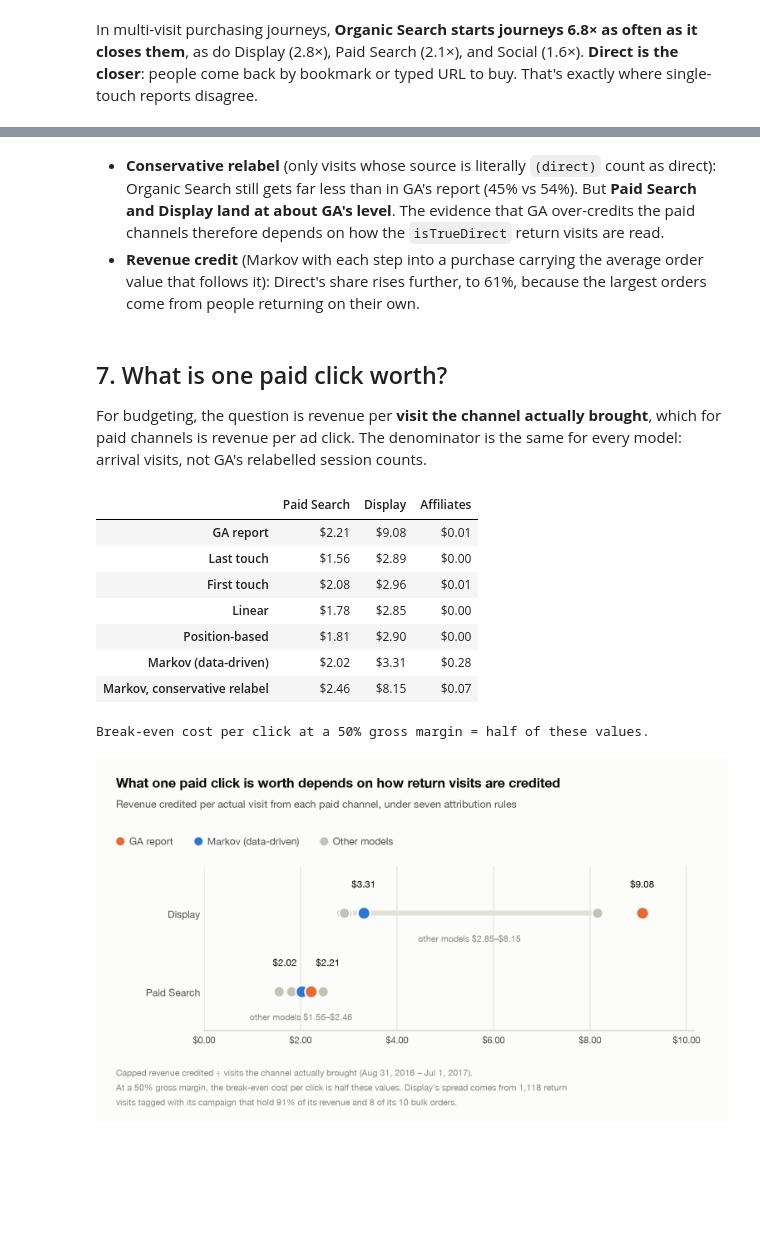
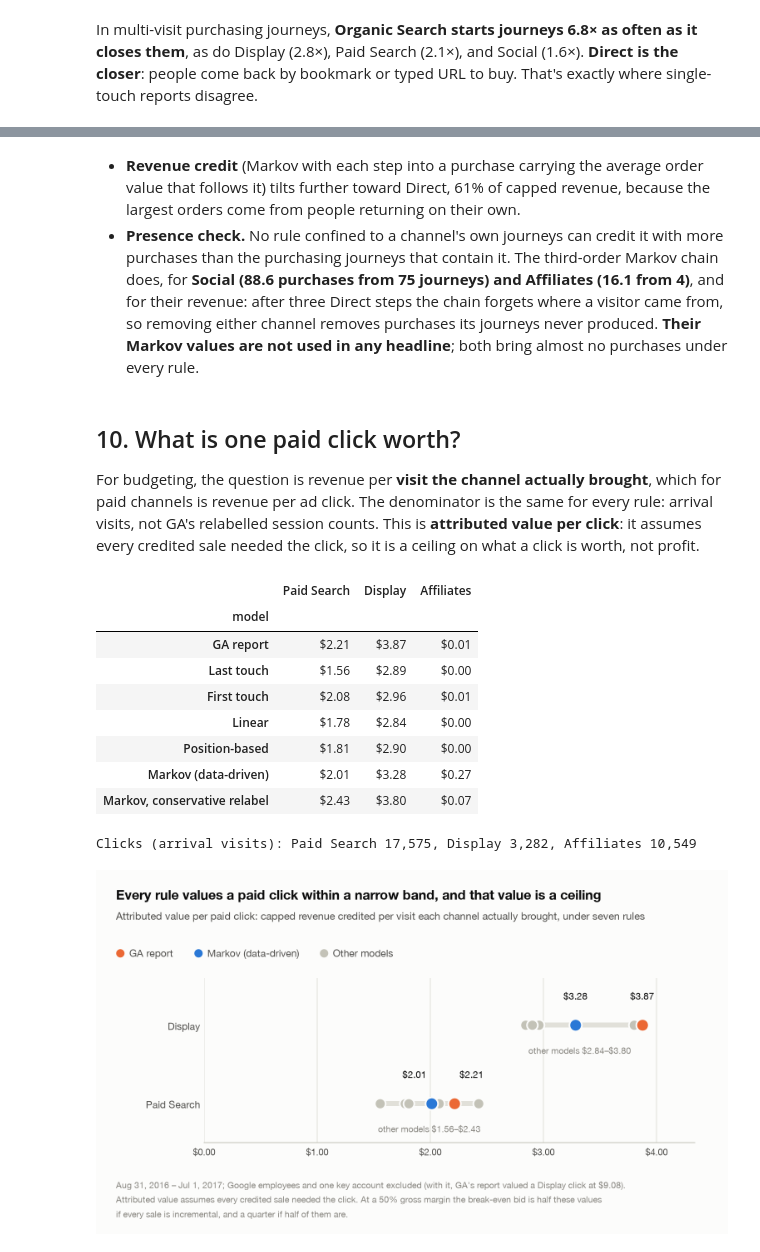
Before and after one commit to Pann13223029/merch-store-marketing-case-study, a Jupyter notebook: notebooks/05_analyze_attribution.ipynb, the cells around one changed output, grey strips where cells are left out. Cells and saved outputs as stored; diff of their text form; code cells hidden in the pictures; blank space fills up the shorter version.

```diff
--- a/notebooks/05_analyze_attribution.ipynb
+++ b/notebooks/05_analyze_attribution.ipynb
@@ -35,10 +206,14 @@ ext = sessions[~sessions.is_internal]
 # %%
-profile = ext.assign(revenue_capped=ext.revenue_usd.clip(upper=1606)).groupby("channel").agg(
+profile = ext.assign(revenue_capped=ext.revenue_usd.clip(upper=CAP)).groupby("channel").agg(
     sessions=("session_key", "size"), purchases=("purchased", "sum"),
     revenue=("revenue_usd", "sum"), revenue_capped=("revenue_capped", "sum"))
 profile["conversion_rate"] = profile.purchases / profile.sessions
 profile["share_of_sessions"] = profile.sessions / profile.sessions.sum()
 profile["share_of_purchases"] = profile.purchases / profile.purchases.sum()
+relabelled = ext[ext.is_true_direct & ext.channel.ne("Direct")]
+print(f"Direct returns that GA labels with an earlier campaign: {len(relabelled):,} of {len(ext):,} sessions "
+      f"({len(relabelled) / len(ext):.1%}), holding {int(relabelled.purchased.sum()):,} of {int(ext.purchased.sum()):,} purchases "
+      f"({relabelled.purchased.sum() / ext.purchased.sum():.1%})")
 profile.sort_values("purchases", ascending=False).style.format({
     "sessions": "{:,}", "purchases": "{:,}", "revenue": "${:,.0f}", "revenue_capped": "${:,.0f}",
     "conversion_rate": "{:.2%}", "share_of_sessions": "{:.1%}", "share_of_purchases": "{:.1%}"})
@@ -105,8 +286,9 @@ rows = []
 for k in (1, 2, 3):
     ll = markov_holdout_loglik([p for p, e in zip(int_paths, early) if e], converted[early],
                                [p for p, e in zip(int_paths, ~early) if e], converted[~early], len(channels), k)
-    credit = Attribution(journeys, "arrival_path", order=k).credit_table()[("markov", "conversions")]
-    rows.append({"order": k, "held_out_loglik_per_journey": ll, "Social credit": credit["Social"],
+    chain = Attribution(journeys, "arrival_path", order=k)
+    credit = chain.credit_table()[("markov", "conversions")]
+    rows.append({"order": k, "states": chain.n_states, "held_out_loglik_per_journey": ll, "Social credit": credit["Social"],
                  "Affiliates credit": credit["Affiliates"], "Paid Search credit": credit["Paid Search"]})
 orders = pd.DataFrame(rows).set_index("order")
 orders.round(4)
@@ -123,7 +305,7 @@ Held-out likelihood improves at every order, most from 1 to 2, and **order 3 fit
 # %%
 att = Attribution(journeys, "arrival_path", order=MARKOV_ORDER)
 shares = att.shares()
-boot = att.bootstrap_shares(n_boot=N_BOOT, seed=42)
+boot = att.bootstrap_shares(n_boot=N_BOOT, seed=42, clusters=journeys.full_visitor_id)   # resamples visitors
 low, high = np.percentile(boot, [2.5, 97.5], axis=0)
 names = {"ga_last_click": "GA report", "last_touch": "Last touch", "first_touch": "First touch",
          "linear": "Linear", "position_based": "Position-based", "markov": "Markov (data-driven)"}
@@ -217,40 +702,40 @@ sens.style.format("{:.1%}")
 # %% [markdown]
-- **Conservative relabel** (only visits whose source is literally `(direct)` count as direct): Organic Search still gets far less than in GA's report (45% vs 54%). But **Paid Search and Display land at about GA's level**. The evidence that GA over-credits the paid channels therefore depends on how the `isTrueDirect` return visits are read.
-- **Revenue credit** (Markov with each step into a purchase carrying the average order value that follows it): Direct's share rises further, to 61%, because the largest orders come from people returning on their own.
+- **Revenue credit** (Markov with each step into a purchase carrying the average order value that follows it) tilts further toward Direct, 61% of capped revenue, because the largest orders come from people returning on their own.
+- **Presence check.** No rule confined to a channel's own journeys can credit it with more purchases than the purchasing journeys that contain it. The third-order Markov chain does, for **Social (88.6 purchases from 75 journeys) and Affiliates (16.1 from 4)**, and for their revenue: after three Direct steps the chain forgets where a visitor came from, so removing either channel removes purchases its journeys never produced. **Their Markov values are not used in any headline**; both bring almost no purchases under every rule.
 # %% [markdown]
-## 7. What is one paid click worth?
+## 10. What is one paid click worth?
 
-For budgeting, the question is revenue per **visit the channel actually brought**, which for paid channels is revenue per ad click. The denominator is the same for every model: arrival visits, not GA's relabelled session counts.
+For budgeting, the question is revenue per **visit the channel actually brought**, which for paid channels is revenue per ad click. The denominator is the same for every rule: arrival visits, not GA's relabelled session counts. This is **attributed value per click**: it assumes every credited sale needed the click, so it is a ceiling on what a click is worth, not profit.
 # %%
 clicks = touches.arrival_channel.value_counts()
 credited = att.credit_table().xs("revenue", axis=1, level="measure")[MODELS].copy()
 credited["markov_conservative"] = conservative.credit_table()[("markov", "revenue")]
 paid = ["Paid Search", "Display", "Affiliates"]
-per_click = credited.loc[paid].div(clicks.loc[paid], axis=0).T
-per_click.index = [names.get(m, "Markov, conservative relabel") for m in per_click.index]
+rule_names = {**names, "markov_conservative": "Markov, conservative relabel"}
+per_click = credited.loc[paid].div(clicks.loc[paid], axis=0).T.rename(index=rule_names)
 display(per_click.style.format("${:.2f}"))
-print("Break-even cost per click at a 50% gross margin = half of these values.")
+print("Clicks (arrival visits): " + ", ".join(f"{c} {clicks[c]:,}" for c in paid))
 # %% [output]
 |  | Paid Search | Display | Affiliates |
-| GA report | $2.21 | $9.08 | $0.01 |
+| model |  |  |  |
+| GA report | $2.21 | $3.87 | $0.01 |
 | Last touch | $1.56 | $2.89 | $0.00 |
 | First touch | $2.08 | $2.96 | $0.01 |
-| Linear | $1.78 | $2.85 | $0.00 |
+| Linear | $1.78 | $2.84 | $0.00 |
 | Position-based | $1.81 | $2.90 | $0.00 |
-| Markov (data-driven) | $2.02 | $3.31 | $0.28 |
-| Markov, conservative relabel | $2.46 | $8.15 | $0.07 |
+| Markov (data-driven) | $2.01 | $3.28 | $0.27 |
+| Markov, conservative relabel | $2.43 | $3.80 | $0.07 |
-Break-even cost per click at a 50% gross margin = half of these values.
+Clicks (arrival visits): Paid Search 17,575, Display 3,282, Affiliates 10,549
 # %%
-labels = {**names, "markov_conservative": "Markov, conservative relabel"}
-points = {g: {labels[m]: credited.loc[g, m] / clicks.loc[g] for m in credited.columns} for g in ["Display", "Paid Search"]}
+points = {g: per_click[g].to_dict() for g in ["Display", "Paid Search"]}
 fig = viz.value_strip_chart(
     ["Display", "Paid Search"], points, {"GA report": "#eb6834", "Markov (data-driven)": viz.SERIES_1},
-    title="What one paid click is worth depends on how return visits are credited",
-    subtitle="Revenue credited per actual visit from each paid channel, under seven attribution rules",
-    note=("Capped revenue credited ÷ visits the channel actually brought (Aug 31, 2016 – Jul 1, 2017).\n"
-          "At a 50% gross margin, the break-even cost per click is half these values. Display's spread comes from 1,118 return\n"
-          "visits tagged with its campaign that hold 91% of its revenue and 8 of its 10 bulk orders."),
+    title="Every rule values a paid click within a narrow band, and that value is a ceiling",
+    subtitle="Attributed value per paid click: capped revenue credited per visit each channel actually brought, under seven rules",
+    note=("Aug 31, 2016 – Jul 1, 2017; Google employees and one key account excluded (with it, GA's report valued a Display click at $9.08).\n"
+          "Attributed value assumes every credited sale needed the click. At a 50% gross margin the break-even bid is half these values\n"
+          "if every sale is incremental, and a quarter if half of them are."),
 )
 viz.show_saved(fig, ROOT / "reports/figures/d1_value_per_click.png")
 # %% [output]
-[figure, old version]
+[figure, new version]
```
Also changed, not shown: parts of 64 cells of this notebook, 20 other files.
